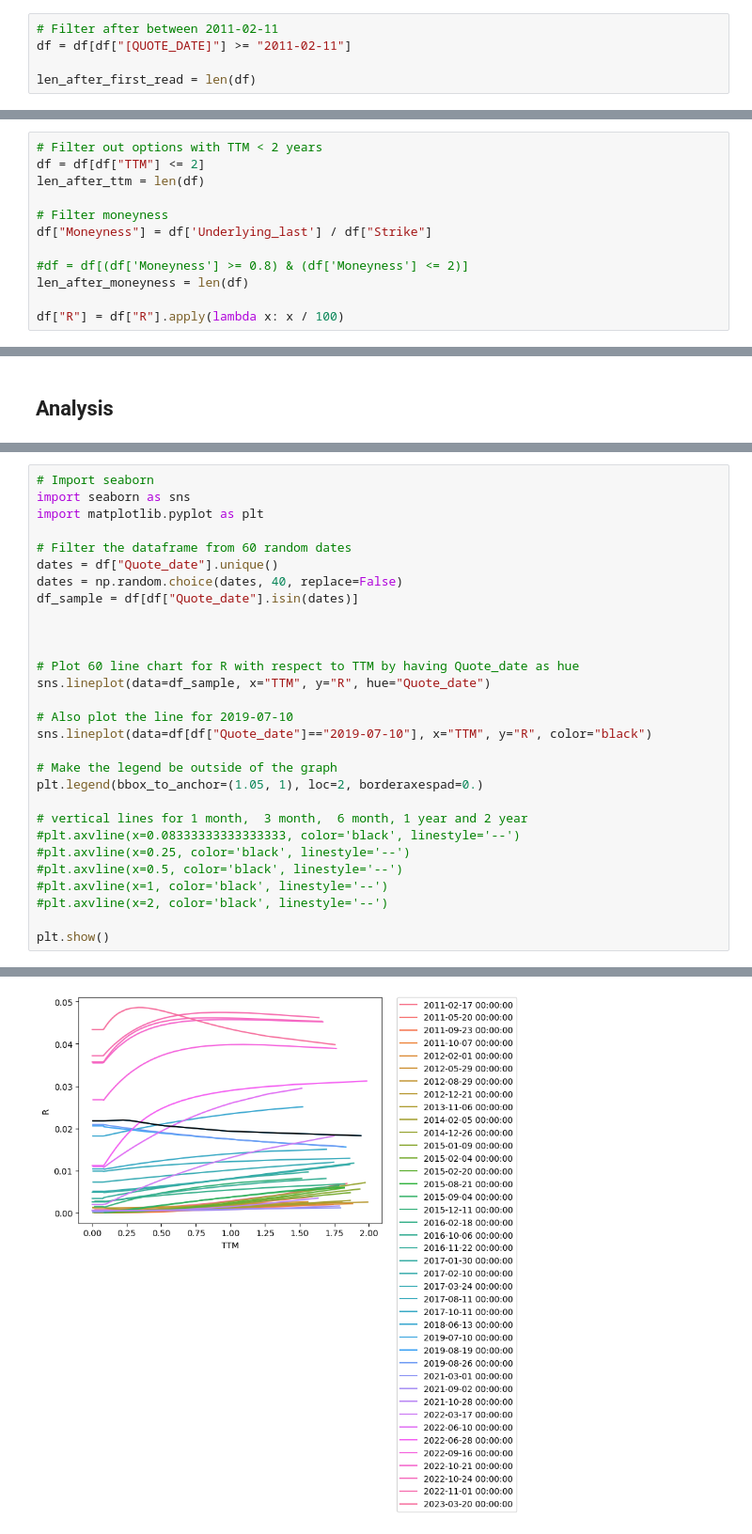
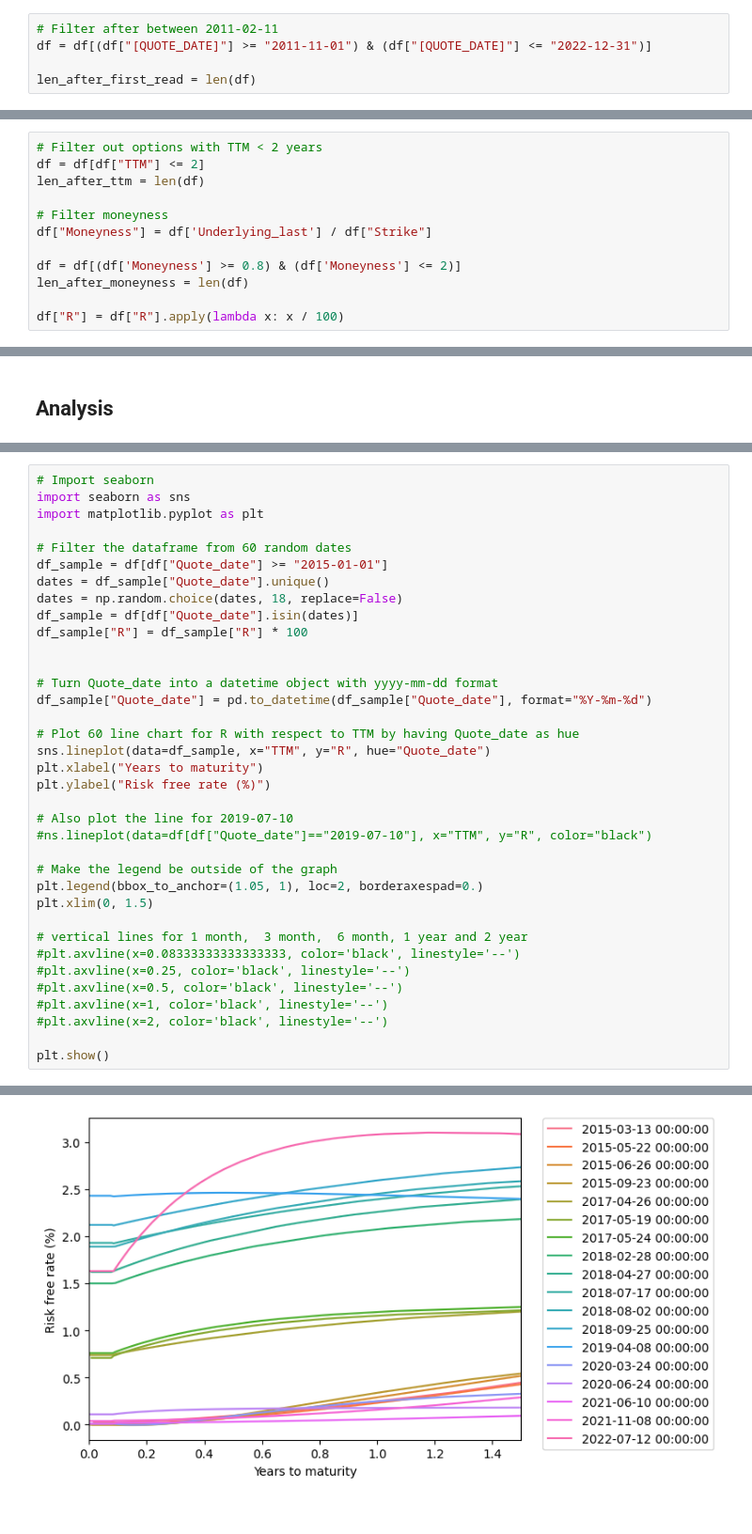
Before and after one commit to erlend-rygg/deep-learning-for-option-pricing, a Jupyter notebook: data_prosessing.ipynb, the cells around one changed output, grey strips where cells are left out. Shown at 94% size. Cells and saved outputs as stored; diff of their text form.

```diff
--- a/data_prosessing.ipynb
+++ b/data_prosessing.ipynb
@@ -16,6 +24,6 @@ df = read_files(path_opt, filenames_opt)
 # %%
 # Filter after between 2011-02-11
-df = df[df["[QUOTE_DATE]"] >= "2011-02-11"]
+df = df[(df["[QUOTE_DATE]"] >= "2011-11-01") & (df["[QUOTE_DATE]"] <= "2022-12-31")]
 
 len_after_first_read = len(df)
 # %% [markdown]
@@ -189,7 +180,7 @@ len_after_ttm = len(df)
 # Filter moneyness
 df["Moneyness"] = df['Underlying_last'] / df["Strike"]
 
-#df = df[(df['Moneyness'] >= 0.8) & (df['Moneyness'] <= 2)]
+df = df[(df['Moneyness'] >= 0.8) & (df['Moneyness'] <= 2)]
 len_after_moneyness = len(df)
 
 df["R"] = df["R"].apply(lambda x: x / 100)
@@ -253,20 +248,27 @@ import seaborn as sns
 import matplotlib.pyplot as plt
 
 # Filter the dataframe from 60 random dates
-dates = df["Quote_date"].unique()
-dates = np.random.choice(dates, 40, replace=False)
+df_sample = df[df["Quote_date"] >= "2015-01-01"]
+dates = df_sample["Quote_date"].unique()
+dates = np.random.choice(dates, 18, replace=False)
 df_sample = df[df["Quote_date"].isin(dates)]
+df_sample["R"] = df_sample["R"] * 100
 
 
+# Turn Quote_date into a datetime object with yyyy-mm-dd format
+df_sample["Quote_date"] = pd.to_datetime(df_sample["Quote_date"], format="%Y-%m-%d")
 
 # Plot 60 line chart for R with respect to TTM by having Quote_date as hue
 sns.lineplot(data=df_sample, x="TTM", y="R", hue="Quote_date")
+plt.xlabel("Years to maturity")
+plt.ylabel("Risk free rate (%)")
 
 # Also plot the line for 2019-07-10
-sns.lineplot(data=df[df["Quote_date"]=="2019-07-10"], x="TTM", y="R", color="black")
+#ns.lineplot(data=df[df["Quote_date"]=="2019-07-10"], x="TTM", y="R", color="black")
 
 # Make the legend be outside of the graph
 plt.legend(bbox_to_anchor=(1.05, 1), loc=2, borderaxespad=0.)
+plt.xlim(0, 1.5)
 
 # vertical lines for 1 month,  3 month,  6 month, 1 year and 2 year
 #plt.axvline(x=0.08333333333333333, color='black', linestyle='--')
@@ -280 +292 @@ plt.show()
-[figure, old version]
+[figure, new version]
```
Also changed, not shown: parts of 10 cells of this notebook, 4 other files.
